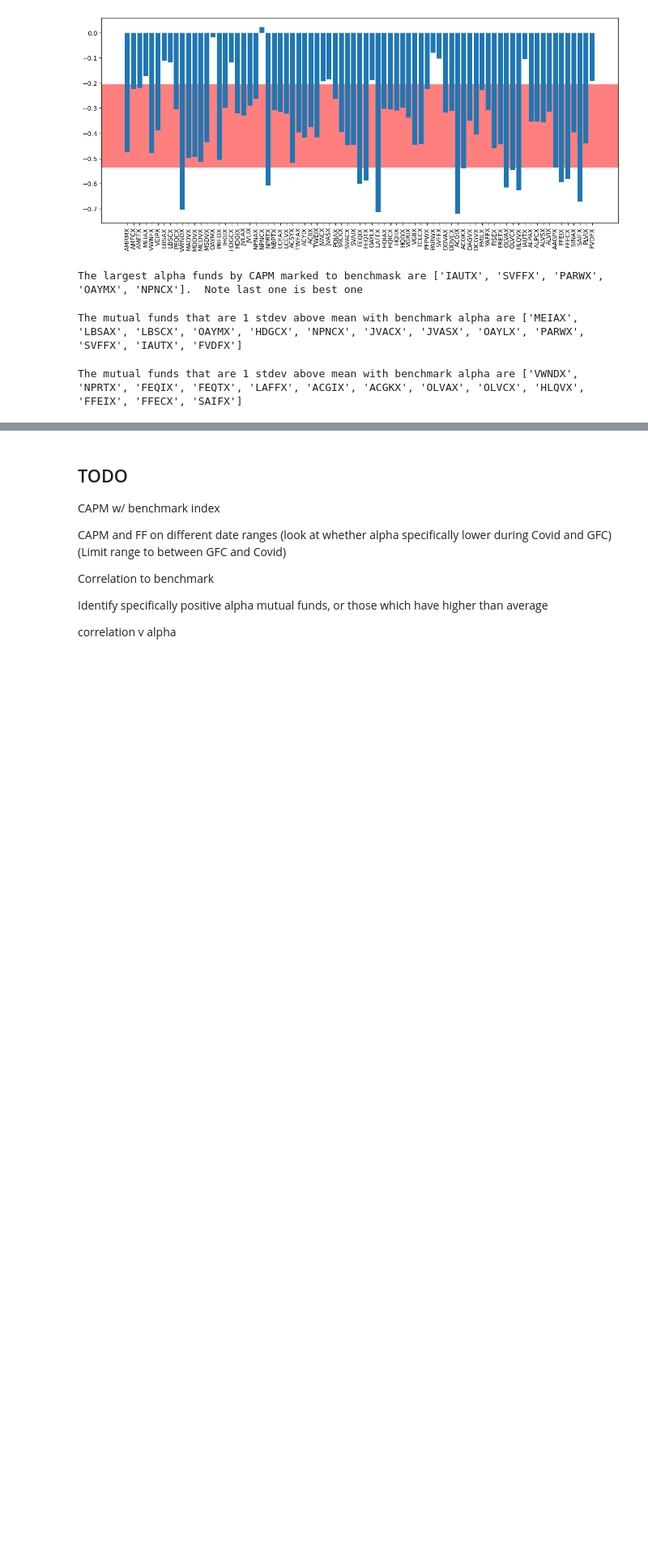
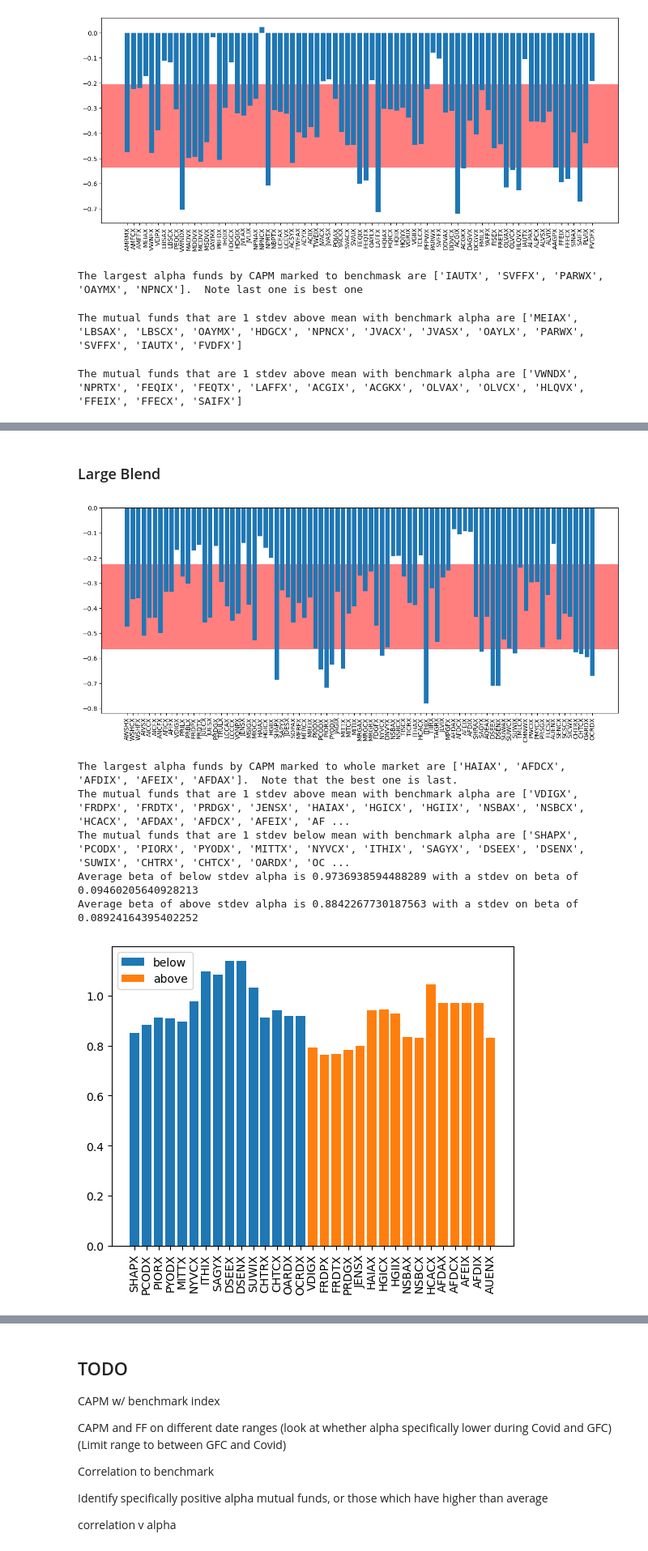
Before and after one commit to earlight/15-4331-final-project, a Jupyter notebook: us_data_analysis.ipynb, the cells around one changed output, grey strips where cells are left out. Shown at 81% size. Cells and saved outputs as stored; diff of their text form; code cells hidden in the pictures; blank space fills up the shorter version.

```diff
--- a/us_data_analysis.ipynb
+++ b/us_data_analysis.ipynb
@@ -492,0 +620,12 @@ from ind_data_tools import data_analyze_strat_base
+# %% [markdown]
+### Large Blend
+# %%
+data_analyze_strat_base(1, 'Large Blend')
+# %% [output]
+[figure, added]
+The largest alpha funds by CAPM marked to whole market are ['HAIAX', 'AFDCX', 'AFDIX', 'AFEIX', 'AFDAX'].  Note that the best one is last.
+The mutual funds that are 1 stdev above mean with benchmark alpha are ['VDIGX', 'FRDPX', 'FRDTX', 'PRDGX', 'JENSX', 'HAIAX', 'HGICX', 'HGIIX', 'NSBAX', 'NSBCX', 'HCACX', 'AFDAX', 'AFDCX', 'AFEIX', 'AF ...
+The mutual funds that are 1 stdev below mean with benchmark alpha are ['SHAPX', 'PCODX', 'PIORX', 'PYODX', 'MITTX', 'NYVCX', 'ITHIX', 'SAGYX', 'DSEEX', 'DSENX', 'SUWIX', 'CHTRX', 'CHTCX', 'OARDX', 'OC ...
+Average beta of below stdev alpha is 0.9736938594488289 with a stdev on beta of 0.09460205640928213
+Average beta of above stdev alpha is 0.8842267730187563 with a stdev on beta of 0.08924164395402252
+[figure, added]
```
Also changed, not shown: parts of 19 cells of this notebook, 1 other file.
